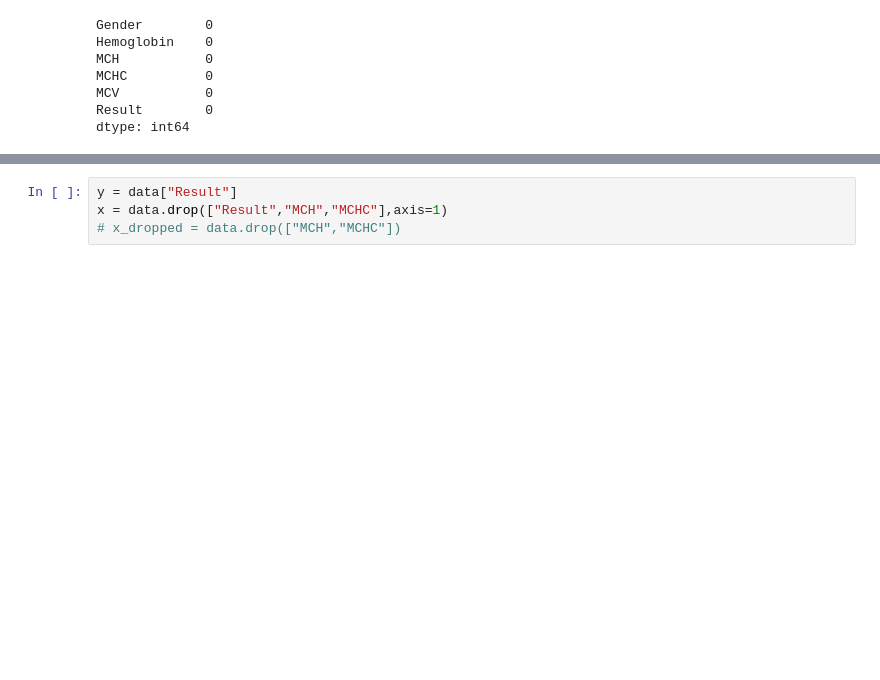
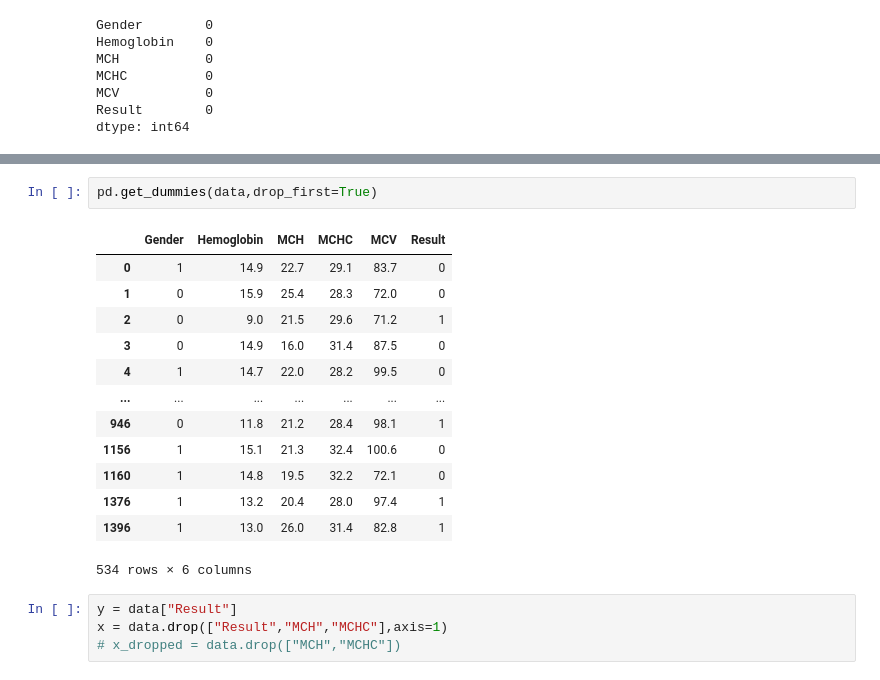
Before and after one commit to JohananOppongAmoateng/Anaemia-Classifier, a Jupyter notebook: anemia.ipynb, the cells around one changed output, grey strips where cells are left out. Cells and saved outputs as stored; diff of their text form; blank space fills up the shorter version.

```diff
--- a/anemia.ipynb
+++ b/anemia.ipynb
@@ -70,3 +101,19 @@ dtype: int64
+# %%
+pd.get_dummies(data,drop_first=True)
+# %% [output]
+|  | Gender | Hemoglobin | MCH | MCHC | MCV | Result |
+| 0 | 1 | 14.9 | 22.7 | 29.1 | 83.7 | 0 |
+| 1 | 0 | 15.9 | 25.4 | 28.3 | 72.0 | 0 |
+| 2 | 0 | 9.0 | 21.5 | 29.6 | 71.2 | 1 |
+| 3 | 0 | 14.9 | 16.0 | 31.4 | 87.5 | 0 |
+| 4 | 1 | 14.7 | 22.0 | 28.2 | 99.5 | 0 |
+| ... | ... | ... | ... | ... | ... | ... |
+| 946 | 0 | 11.8 | 21.2 | 28.4 | 98.1 | 1 |
+| 1156 | 1 | 15.1 | 21.3 | 32.4 | 100.6 | 0 |
+| 1160 | 1 | 14.8 | 19.5 | 32.2 | 72.1 | 0 |
+| 1376 | 1 | 13.2 | 20.4 | 28.0 | 97.4 | 1 |
+| 1396 | 1 | 13.0 | 26.0 | 31.4 | 82.8 | 1 |
+534 rows × 6 columns
 # %%
 y = data["Result"]
 x = data.drop(["Result","MCH","MCHC"],axis=1)
```
Also changed, not shown: parts of 20 cells of this notebook, 1 other file.
